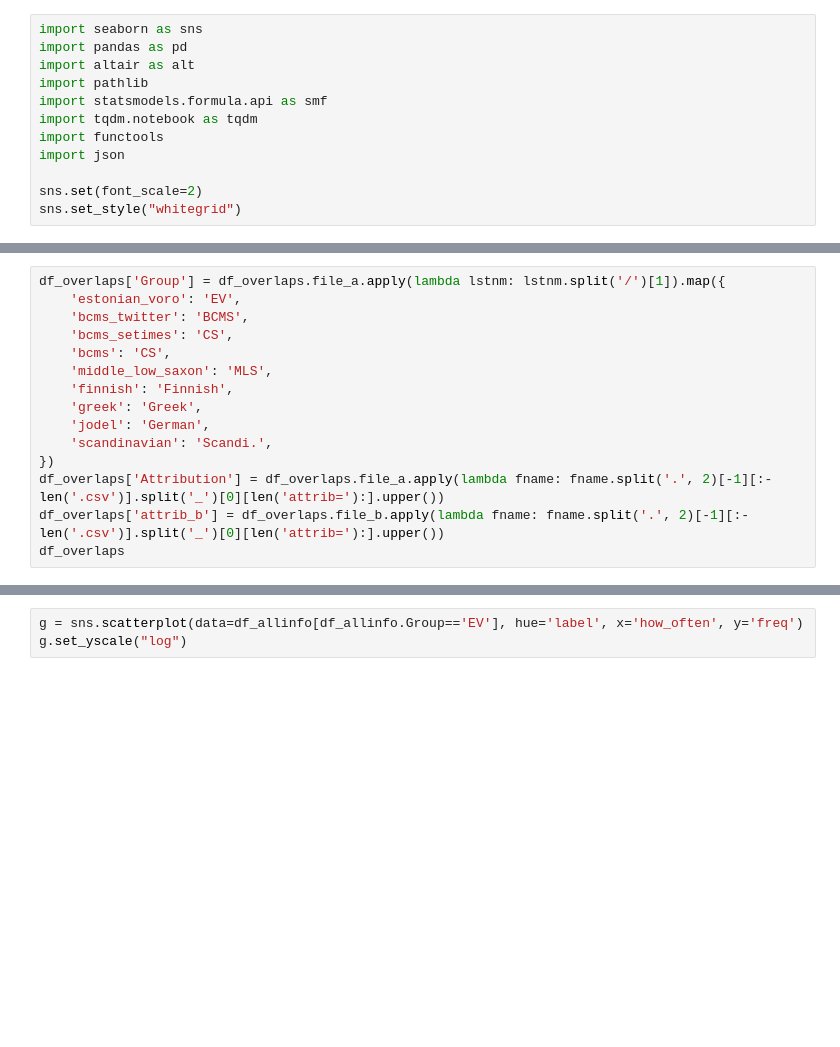
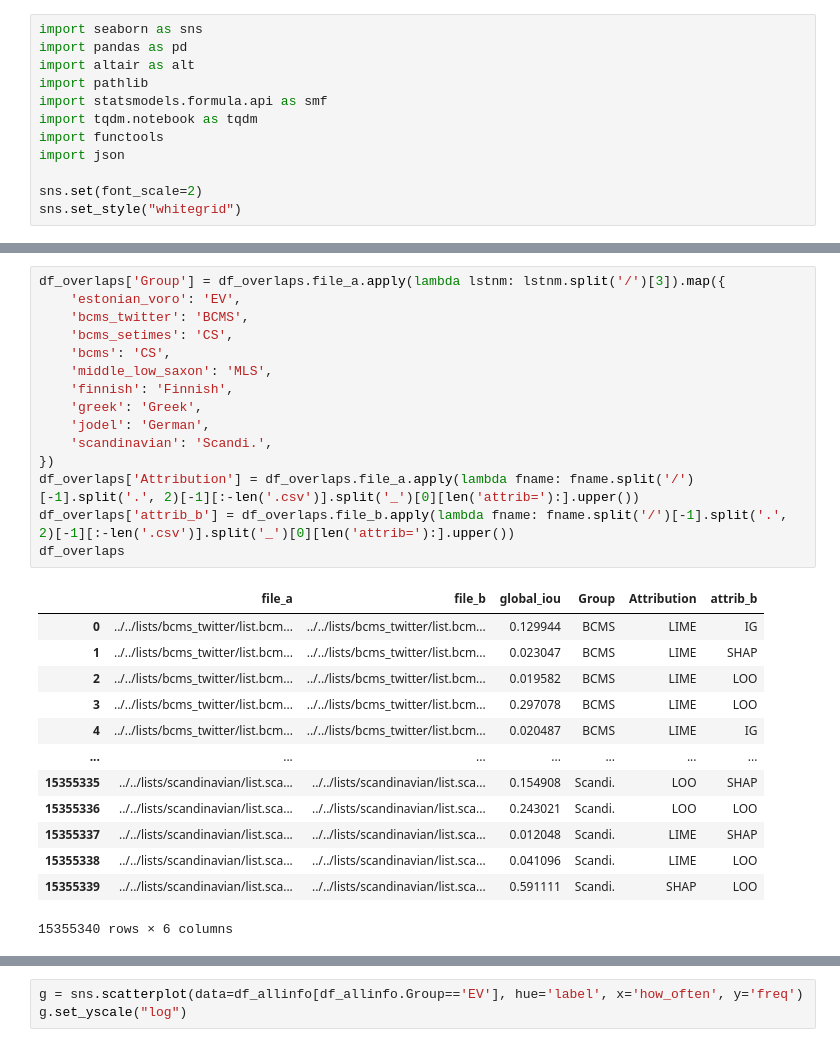
Before and after one commit to Helsinki-NLP/shibboleth, a Jupyter notebook: vizs/reflists/list-agg.ipynb, the cells around one changed output, grey strips where cells are left out. Drawn from its saved outputs; the diff is of its cells as text; blank space fills up the shorter version.

```diff
--- a/vizs/reflists/list-agg.ipynb
+++ b/vizs/reflists/list-agg.ipynb
@@ -103,18 +120,32 @@ df_overlaps
 # %%
-df_overlaps['Group'] = df_overlaps.file_a.apply(lambda lstnm: lstnm.split('/')[1]).map({
+df_overlaps['Group'] = df_overlaps.file_a.apply(lambda lstnm: lstnm.split('/')[3]).map({
     'estonian_voro': 'EV',
     'bcms_twitter': 'BCMS',
     'bcms_setimes': 'CS',
     'bcms': 'CS',
     'middle_low_saxon': 'MLS',
     'finnish': 'Finnish',
     'greek': 'Greek',
     'jodel': 'German',
     'scandinavian': 'Scandi.',
 })
-df_overlaps['Attribution'] = df_overlaps.file_a.apply(lambda fname: fname.split('.', 2)[-1][:-len('.csv')].split('_')[0][len('attrib='):].upper())
-df_overlaps['attrib_b'] = df_overlaps.file_b.apply(lambda fname: fname.split('.', 2)[-1][:-len('.csv')].split('_')[0][len('attrib='):].upper())
+df_overlaps['Attribution'] = df_overlaps.file_a.apply(lambda fname: fname.split('/')[-1].split('.', 2)[-1][:-len('.csv')].split('_')[0][len('attrib='):].upper())
+df_overlaps['attrib_b'] = df_overlaps.file_b.apply(lambda fname: fname.split('/')[-1].split('.', 2)[-1][:-len('.csv')].split('_')[0][len('attrib='):].upper())
 df_overlaps
+# %% [output]
+|  | file_a | file_b | global_iou | Group | Attribution | attrib_b |
+| 0 | ../../lists/bcms_twitter/list.bcm... | ../../lists/bcms_twitter/list.bcm... | 0.129944 | BCMS | LIME | IG |
+| 1 | ../../lists/bcms_twitter/list.bcm... | ../../lists/bcms_twitter/list.bcm... | 0.023047 | BCMS | LIME | SHAP |
+| 2 | ../../lists/bcms_twitter/list.bcm... | ../../lists/bcms_twitter/list.bcm... | 0.019582 | BCMS | LIME | LOO |
+| 3 | ../../lists/bcms_twitter/list.bcm... | ../../lists/bcms_twitter/list.bcm... | 0.297078 | BCMS | LIME | LOO |
+| 4 | ../../lists/bcms_twitter/list.bcm... | ../../lists/bcms_twitter/list.bcm... | 0.020487 | BCMS | LIME | IG |
+| ... | ... | ... | ... | ... | ... | ... |
+| 15355335 | ../../lists/scandinavian/list.sca... | ../../lists/scandinavian/list.sca... | 0.154908 | Scandi. | LOO | SHAP |
+| 15355336 | ../../lists/scandinavian/list.sca... | ../../lists/scandinavian/list.sca... | 0.243021 | Scandi. | LOO | LOO |
+| 15355337 | ../../lists/scandinavian/list.sca... | ../../lists/scandinavian/list.sca... | 0.012048 | Scandi. | LIME | SHAP |
+| 15355338 | ../../lists/scandinavian/list.sca... | ../../lists/scandinavian/list.sca... | 0.041096 | Scandi. | LIME | LOO |
+| 15355339 | ../../lists/scandinavian/list.sca... | ../../lists/scandinavian/list.sca... | 0.591111 | Scandi. | SHAP | LOO |
+15355340 rows × 6 columns
 # %%
 g = sns.kdeplot(
     data=df_overlaps[(df_overlaps.Group == 'EV') & (df_overlaps.attrib_b == df_overlaps.Attribution)],
```
Also changed, not shown: parts of 14 cells of this notebook, 15 other files.
